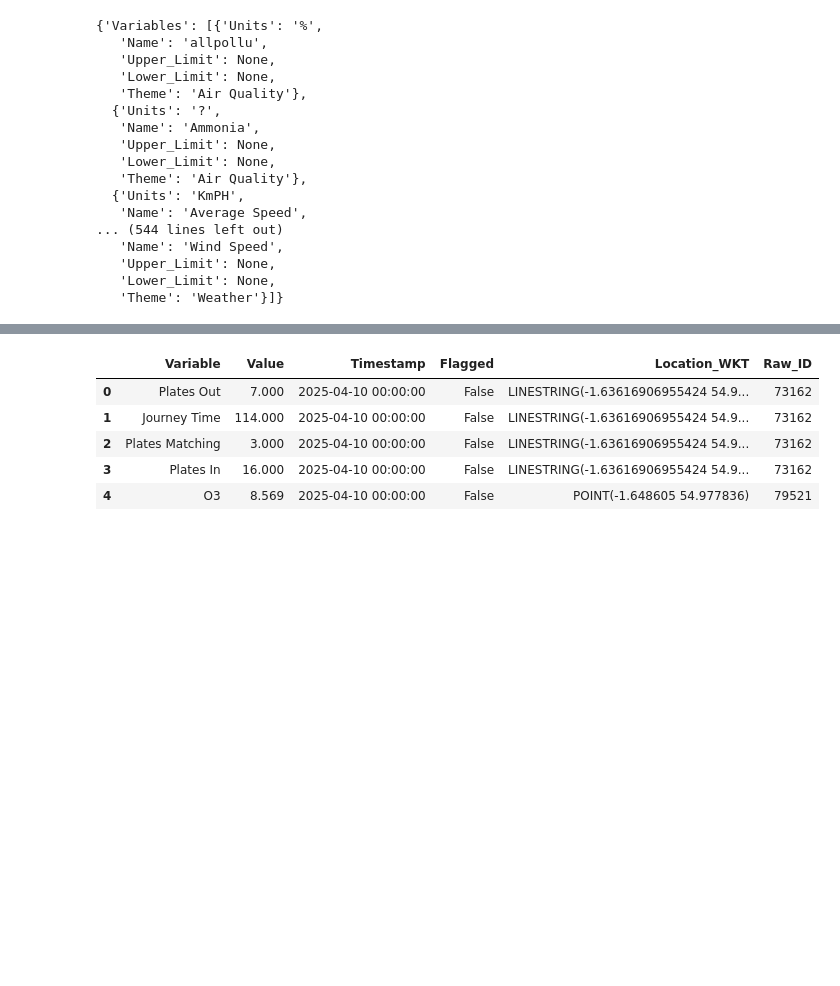
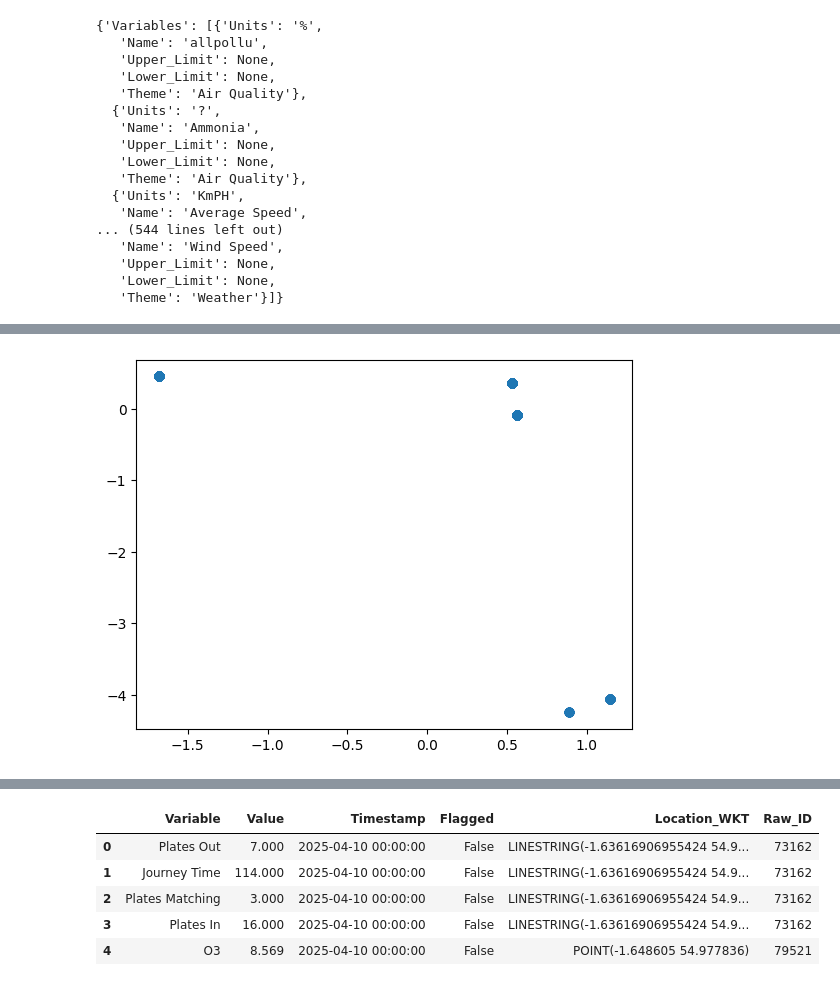
Before and after one commit to brownpr/jersey_ai_hackathon, a Jupyter notebook: newcastle_urban_observatory/test_library.ipynb, the cells around one changed output, grey strips where cells are left out. Saved outputs shown, nothing was run; the diff lists cells and outputs as text; code cells hidden in the pictures; blank space fills up the shorter version.

```diff
--- a/newcastle_urban_observatory/test_library.ipynb
+++ b/newcastle_urban_observatory/test_library.ipynb
@@ -165,0 +263,12 @@ df.head()
+# %%
+coords = df[["Sensor_Centroid_Longitude", "Sensor_Centroid_Latitude"]].to_numpy()
+scaler = StandardScaler()
+coords_norm = scaler.fit_transform(coords)
+
+longitude = coords_norm[:, 0]
+latitude = coords_norm[:, 1]
+
+plt.scatter(longitude[:2500], latitude[:2500])
+plt.show()
+# %% [output]
+[figure, added]
```
Also changed, not shown: parts of 24 cells of this notebook, 1 other file.
